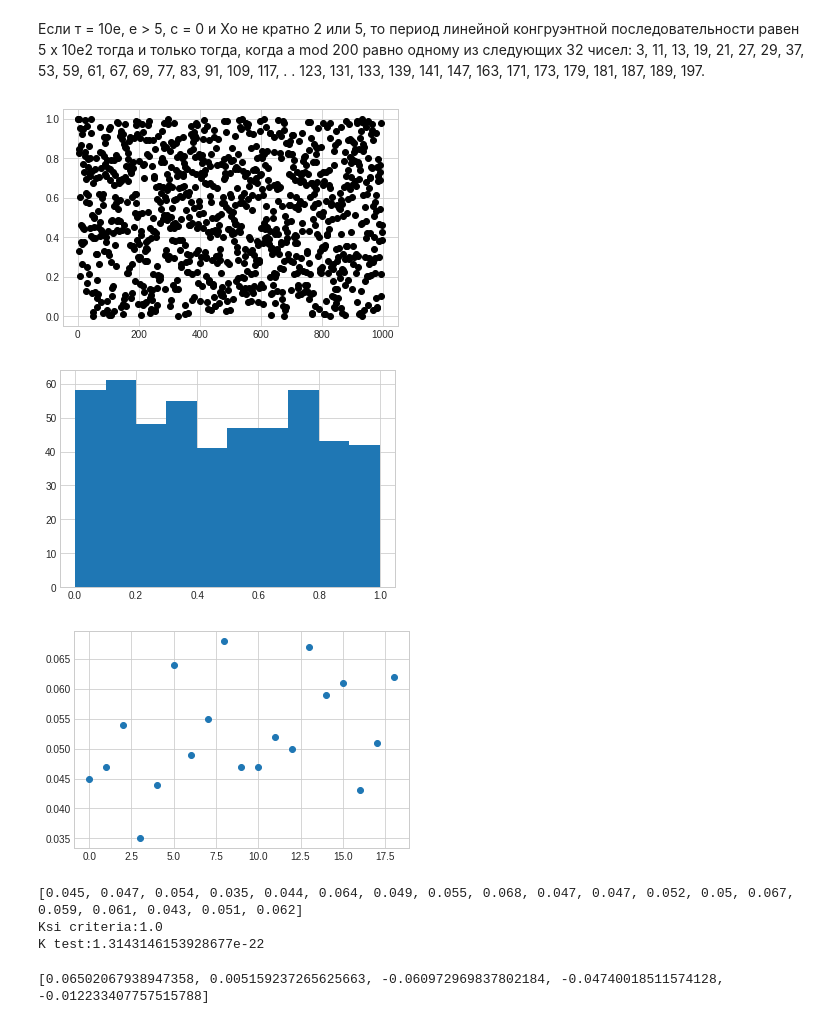
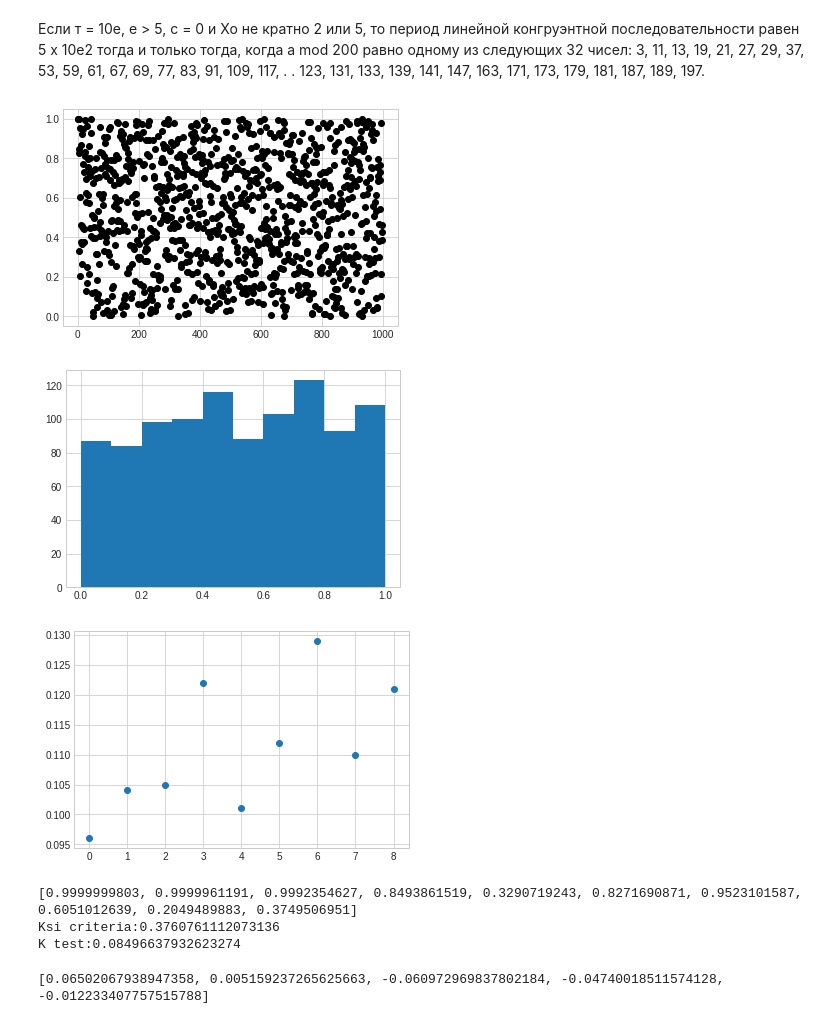
Before and after one commit to KirylAkulich1/MathModeling, a Jupyter notebook: lab1/report.ipynb, the cells around one changed output. Saved outputs shown, nothing was run; the diff lists cells and outputs as text; code cells hidden in the pictures.

```diff
--- a/lab1/report.ipynb
+++ b/lab1/report.ipynb
@@ -160,43 +160,44 @@ def congruent_method_generator(a,m,x0):
         x = a*x%m
         yield x * 1.0 / m
 
 
 def get_x0(m):
     for i in range(m-1,1,-1):
         if math.gcd(i,m) == 1:
             return i
     return 1
 
 m =10**10
 x0=get_x0(m)
 a=197
 
 mk_seq_len = 1000
 gen = congruent_method_generator(a,m,x0)
 mk_values = list()
 for i in range(mk_seq_len):
     mk_values.append(next(gen))
 
 
 plt.plot(range(mk_seq_len),mk_values, 'o', color='black')
 plt.show()
 
-freq,interval=ksi_suqare_criterea.ksi_criteria(mk_values,0,1,20)
-plt.hist(ms_values)
+freq,interval=ksi_suqare_criterea.ksi_criteria(mk_values,0,1,10)
+plt.hist(mk_values)
 plt.show()
 
 plt.plot(range(len(freq)),freq,'o')
 plt.show()
-print(freq)
-print("Ksi criteria:"+str(sps.chisquare([f* ms_seq_len for f in freq]).pvalue))
-print("K test:" + str(sps.kstest(freq,'uniform').pvalue))
+
+print(mk_values[:10])
+print("Ksi criteria:"+str(sps.chisquare([f* mk_seq_len for f in freq]).pvalue))
+print("K test:" + str(sps.kstest(mk_values,'uniform').pvalue))
 # %% [output]
 [figure]
-[figure, old version]
+[figure, new version]
-[figure, old version]
+[figure, new version]
-[0.045, 0.047, 0.054, 0.035, 0.044, 0.064, 0.049, 0.055, 0.068, 0.047, 0.047, 0.052, 0.05, 0.067, 0.059, 0.061, 0.043, 0.051, 0.062]
-Ksi criteria:1.0
-K test:1.3143146153928677e-22
+[0.9999999803, 0.9999961191, 0.9992354627, 0.8493861519, 0.3290719243, 0.8271690871, 0.9523101587, 0.6051012639, 0.2049489883, 0.3749506951]
+Ksi criteria:0.3760761112073136
+K test:0.08496637932623274
 # %%
 correlation_coeffs = list()
 lens = list()
```
Also changed, not shown: parts of 3 cells of this notebook.
